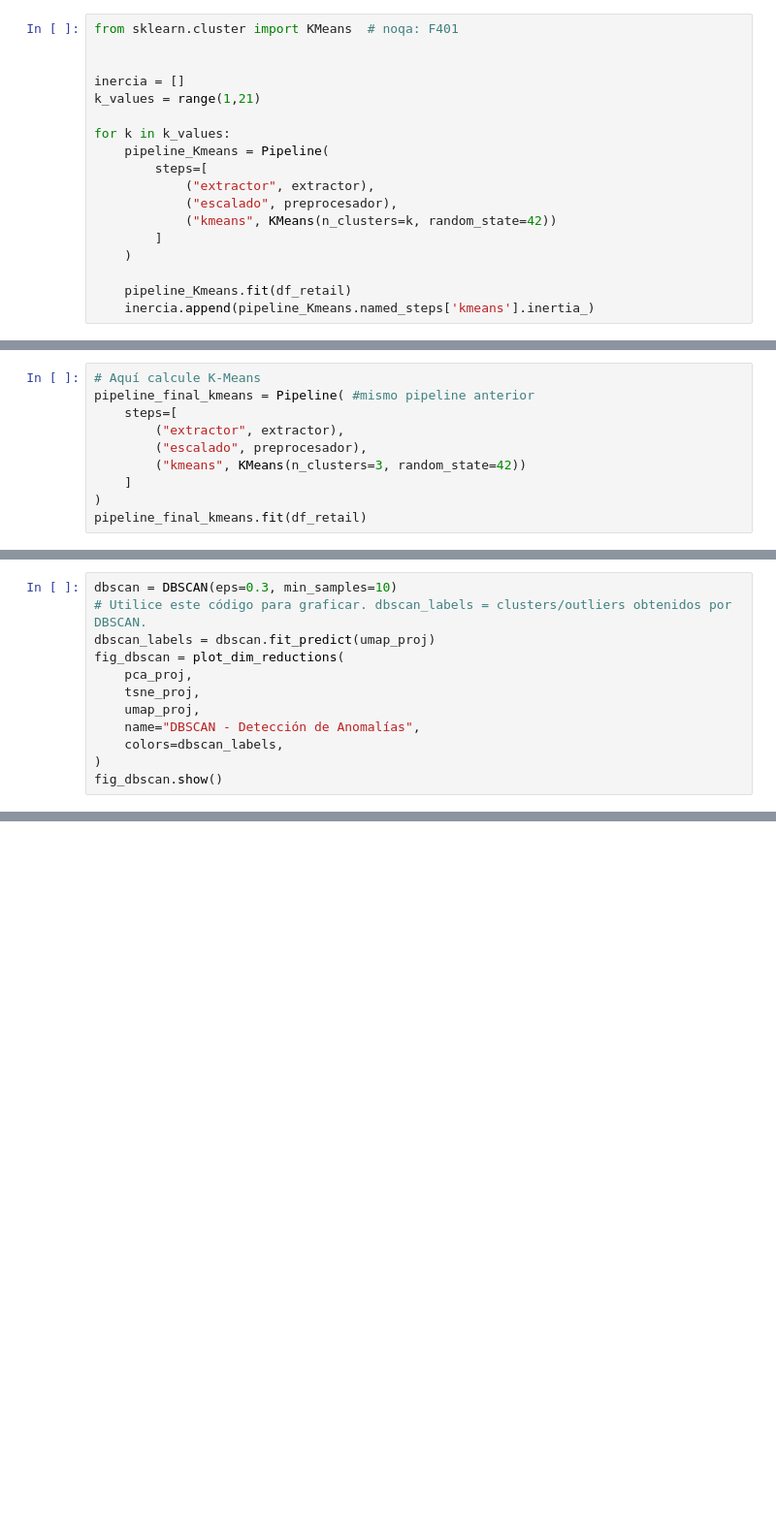
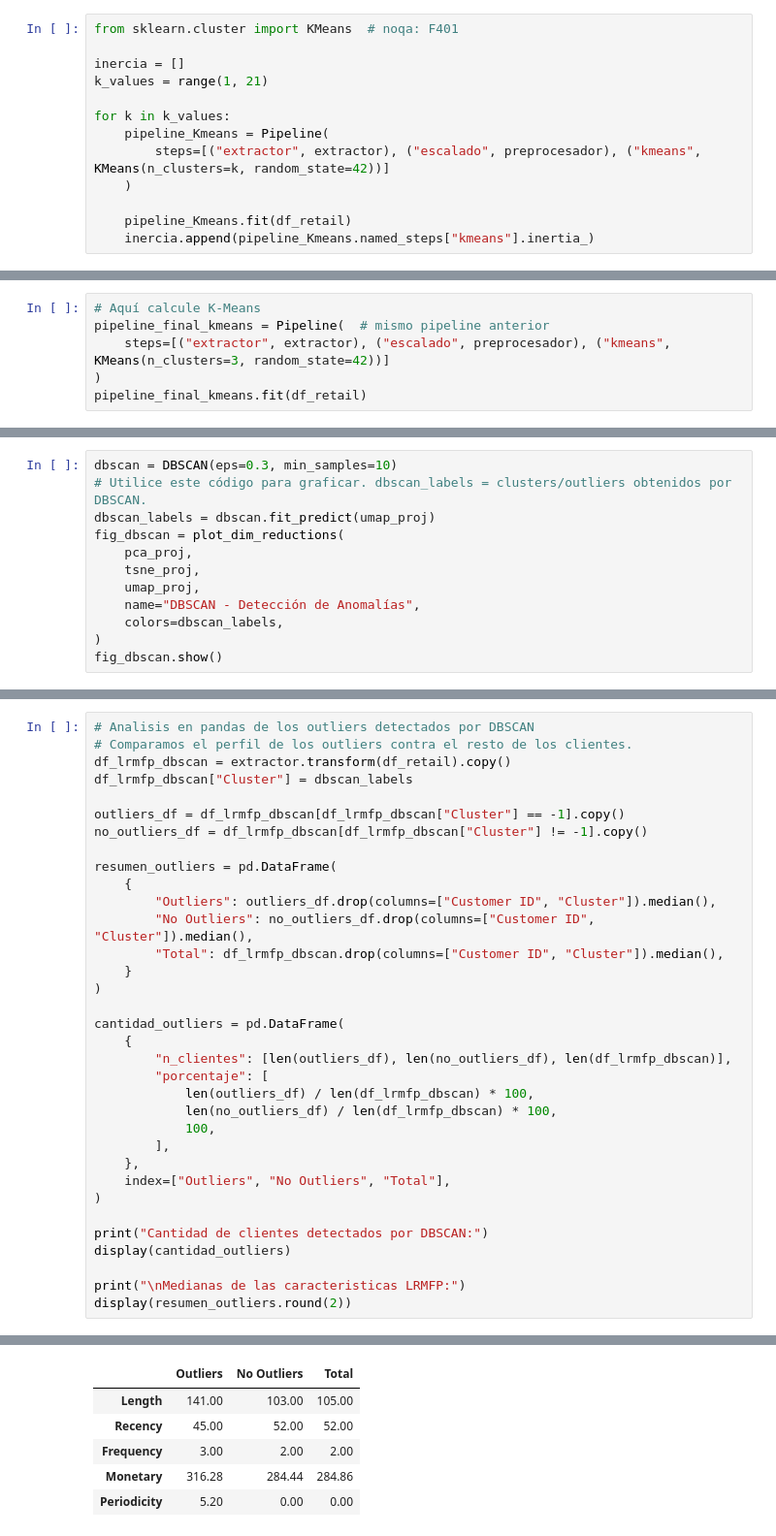
Before and after one commit to BAFCS/MDS7202, a Jupyter notebook: Labs/Lab_5/Lab5_enunciado.ipynb, the cells around one changed output, grey strips where cells are left out. Shown at 97% size. Drawn from its saved outputs; the diff is of its cells as text; blank space fills up the shorter version.

```diff
--- a/Labs/Lab_5/Lab5_enunciado.ipynb
+++ b/Labs/Lab_5/Lab5_enunciado.ipynb
@@ -346,20 +355,15 @@ Utilizando la clase creada para escalamiento, aplique el método del codo para v
 # %%
 from sklearn.cluster import KMeans  # noqa: F401
 
-
 inercia = []
-k_values = range(1,21)
+k_values = range(1, 21)
 
 for k in k_values:
     pipeline_Kmeans = Pipeline(
-        steps=[
-            ("extractor", extractor),
-            ("escalado", preprocesador),
-            ("kmeans", KMeans(n_clusters=k, random_state=42))
-        ]
+        steps=[("extractor", extractor), ("escalado", preprocesador), ("kmeans", KMeans(n_clusters=k, random_state=42))]
     )
 
     pipeline_Kmeans.fit(df_retail)
-    inercia.append(pipeline_Kmeans.named_steps['kmeans'].inertia_)
+    inercia.append(pipeline_Kmeans.named_steps["kmeans"].inertia_)
 # %%
 plt.figure(figsize=(10, 6))
@@ -413,12 +417,8 @@ Ud. debe calcularlas - Varían de ejecución en ejecución.
 |    5    |   298.0 |      29.8 |    183.8 |      3639.9 |  32.0 |  1188 |
 # %%
 # Aquí calcule K-Means
-pipeline_final_kmeans = Pipeline( #mismo pipeline anterior
-    steps=[
-        ("extractor", extractor),
-        ("escalado", preprocesador),
-        ("kmeans", KMeans(n_clusters=3, random_state=42))
-    ]
+pipeline_final_kmeans = Pipeline(  # mismo pipeline anterior
+    steps=[("extractor", extractor), ("escalado", preprocesador), ("kmeans", KMeans(n_clusters=3, random_state=42))]
 )
 pipeline_final_kmeans.fit(df_retail)
 # %% [output]
@@ -567,0 +570,35 @@ fig_dbscan.show()
+# %%
+# Analisis en pandas de los outliers detectados por DBSCAN
+# Comparamos el perfil de los outliers contra el resto de los clientes.
+df_lrmfp_dbscan = extractor.transform(df_retail).copy()
+df_lrmfp_dbscan["Cluster"] = dbscan_labels
+
+outliers_df = df_lrmfp_dbscan[df_lrmfp_dbscan["Cluster"] == -1].copy()
+no_outliers_df = df_lrmfp_dbscan[df_lrmfp_dbscan["Cluster"] != -1].copy()
+
+resumen_outliers = pd.DataFrame(
+    {
+        "Outliers": outliers_df.drop(columns=["Customer ID", "Cluster"]).median(),
+        "No Outliers": no_outliers_df.drop(columns=["Customer ID", "Cluster"]).median(),
+        "Total": df_lrmfp_dbscan.drop(columns=["Customer ID", "Cluster"]).median(),
+    }
+)
+
+cantidad_outliers = pd.DataFrame(
+    {
+        "n_clientes": [len(outliers_df), len(no_outliers_df), len(df_lrmfp_dbscan)],
+        "porcentaje": [
+            len(outliers_df) / len(df_lrmfp_dbscan) * 100,
+            len(no_outliers_df) / len(df_lrmfp_dbscan) * 100,
+            100,
+        ],
+    },
+    index=["Outliers", "No Outliers", "Total"],
+)
+
+print("Cantidad de clientes detectados por DBSCAN:")
+display(cantidad_outliers)
+
+print("\nMedianas de las caracteristicas LRMFP:")
+display(resumen_outliers.round(2))
+# %% [output]
@@ -568,3 +611,9 @@ fig_dbscan.show()
+|  | Outliers | No Outliers | Total |
+| Length | 141.00 | 103.00 | 105.00 |
+| Recency | 45.00 | 52.00 | 52.00 |
+| Frequency | 3.00 | 2.00 | 2.00 |
+| Monetary | 316.28 | 284.44 | 284.86 |
+| Periodicity | 5.20 | 0.00 | 0.00 |
 # %% [markdown]
 # Conclusión
 Eso ha sido todo para el lab de hoy, recuerden que el laboratorio tiene un plazo de entrega de una semana. Cualquier duda del laboratorio, no duden en contactarnos por correo, Discord o U-cursos.
```
Also changed, not shown: parts of 15 cells of this notebook.
